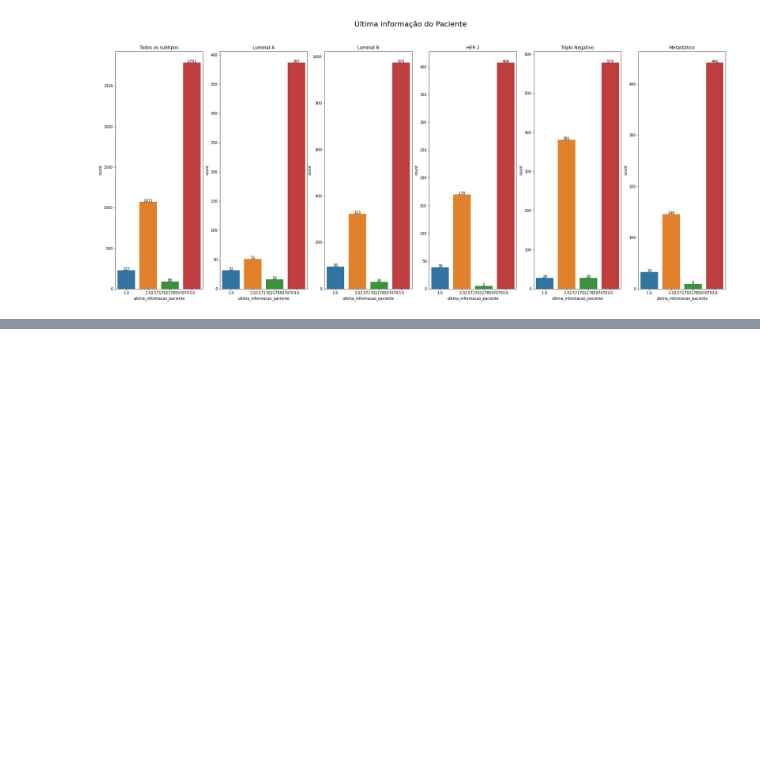
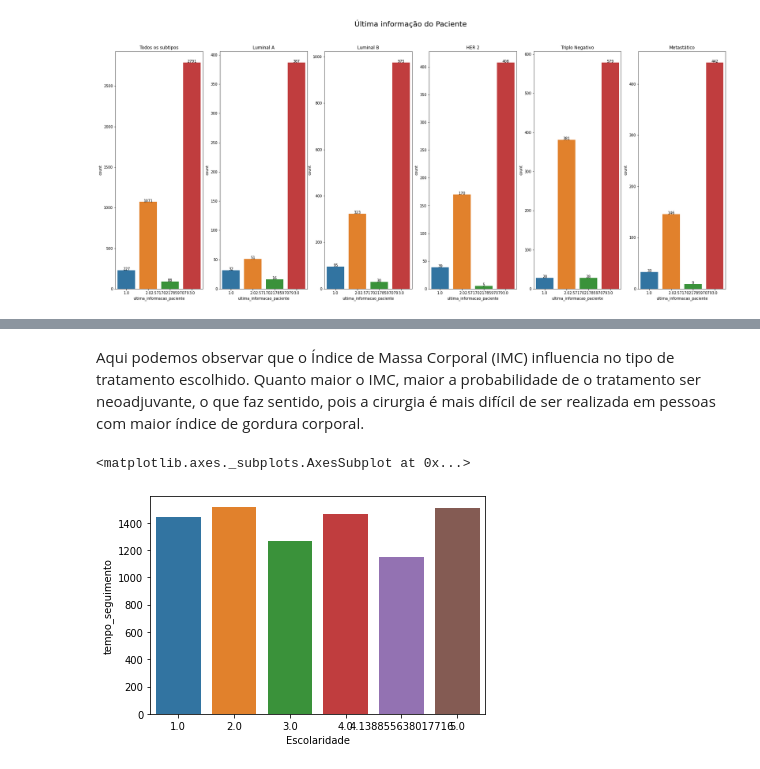
Before and after one commit to 2023M3T5-Inteli/grupo1, a Jupyter notebook: notebooks/Genesis.ipynb, the cells around one changed output, grey strips where cells are left out. Drawn from its saved outputs; the diff is of its cells as text; code cells hidden in the pictures; blank space fills up the shorter version.

```diff
--- a/notebooks/Genesis.ipynb
+++ b/notebooks/Genesis.ipynb
@@ -964,0 +1008,11 @@ for i in grafico5.patches:
+# %% [markdown]
+Aqui podemos observar que o Índice de Massa Corporal (IMC) influencia no tipo de tratamento escolhido. Quanto maior o IMC, maior a probabilidade de o tratamento ser neoadjuvante, o que faz sentido, pois a cirurgia é mais difícil de ser realizada em pessoas com maior índice de gordura corporal.
+# %%
+# calculando a média dos valores de tempo_seguimento para cada nível de escolaridade
+media_por_escolaridade = merged_df.groupby('Escolaridade')['tempo_seguimento'].mean().reset_index()
+
+# plotando o histograma
+sns.barplot(data=media_por_escolaridade, x='Escolaridade', y='tempo_seguimento')
+# %% [output]
+<matplotlib.axes._subplots.AxesSubplot at 0x...>
+[figure, added]
```
Also changed, not shown: parts of 10 cells of this notebook.
